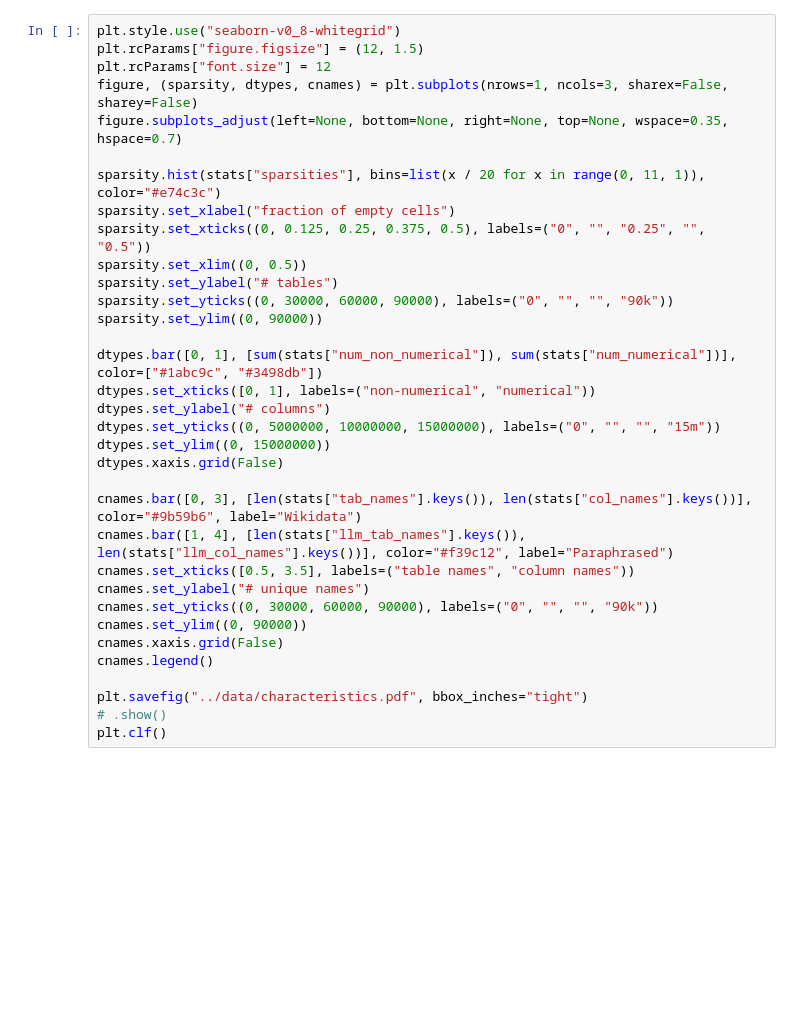
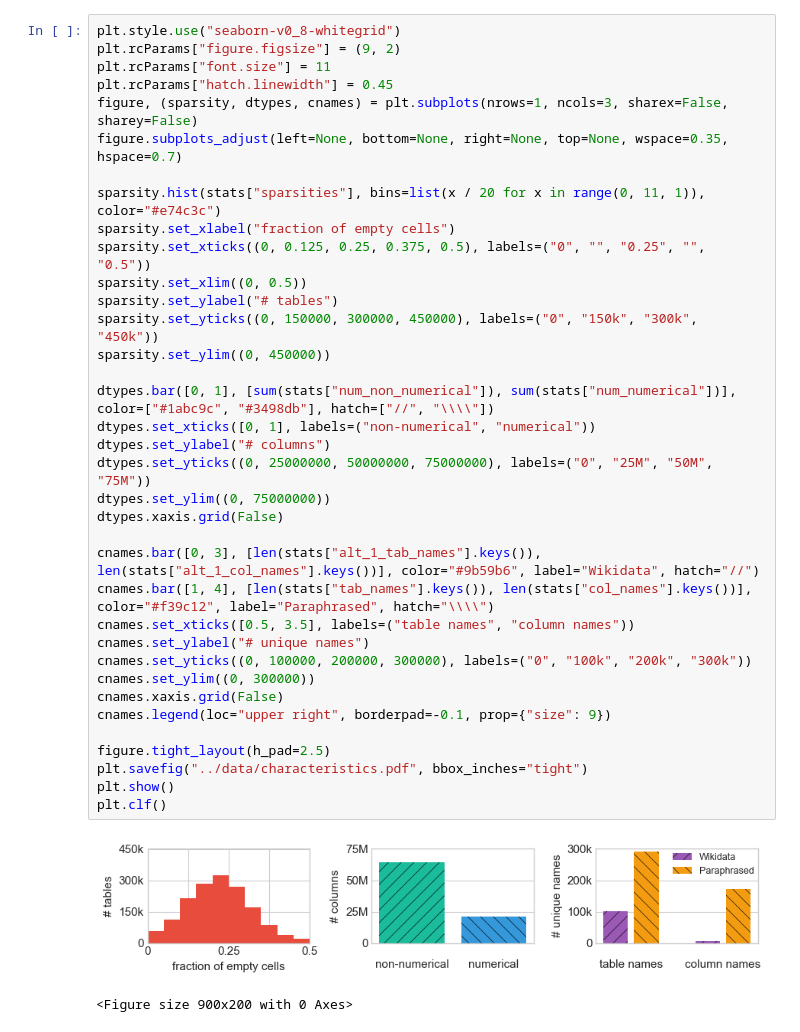
Before and after one commit to DataManagementLab/wikidbs-public, a Jupyter notebook: scripts/analyze_statistics.ipynb, the cells around one changed output. Saved outputs shown, nothing was run; the diff lists cells and outputs as text; blank space fills up the shorter version.

```diff
--- a/scripts/analyze_statistics.ipynb
+++ b/scripts/analyze_statistics.ipynb
@@ -225,34 +103,39 @@ plt.clf()
 # %%
 plt.style.use("seaborn-v0_8-whitegrid")
-plt.rcParams["figure.figsize"] = (12, 1.5)
-plt.rcParams["font.size"] = 12
+plt.rcParams["figure.figsize"] = (9, 2)
+plt.rcParams["font.size"] = 11
+plt.rcParams["hatch.linewidth"] = 0.45
 figure, (sparsity, dtypes, cnames) = plt.subplots(nrows=1, ncols=3, sharex=False, sharey=False)
 figure.subplots_adjust(left=None, bottom=None, right=None, top=None, wspace=0.35, hspace=0.7)
 
 sparsity.hist(stats["sparsities"], bins=list(x / 20 for x in range(0, 11, 1)), color="#e74c3c")
 sparsity.set_xlabel("fraction of empty cells")
 sparsity.set_xticks((0, 0.125, 0.25, 0.375, 0.5), labels=("0", "", "0.25", "", "0.5"))
 sparsity.set_xlim((0, 0.5))
 sparsity.set_ylabel("# tables")
-sparsity.set_yticks((0, 30000, 60000, 90000), labels=("0", "", "", "90k"))
-sparsity.set_ylim((0, 90000))
+sparsity.set_yticks((0, 150000, 300000, 450000), labels=("0", "150k", "300k", "450k"))
+sparsity.set_ylim((0, 450000))
 
-dtypes.bar([0, 1], [sum(stats["num_non_numerical"]), sum(stats["num_numerical"])], color=["#1abc9c", "#3498db"])
+dtypes.bar([0, 1], [sum(stats["num_non_numerical"]), sum(stats["num_numerical"])], color=["#1abc9c", "#3498db"], hatch=["//", "\\\\"])
 dtypes.set_xticks([0, 1], labels=("non-numerical", "numerical"))
 dtypes.set_ylabel("# columns")
-dtypes.set_yticks((0, 5000000, 10000000, 15000000), labels=("0", "", "", "15m"))
-dtypes.set_ylim((0, 15000000))
+dtypes.set_yticks((0, 25000000, 50000000, 75000000), labels=("0", "25M", "50M", "75M"))
+dtypes.set_ylim((0, 75000000))
 dtypes.xaxis.grid(False)
 
-cnames.bar([0, 3], [len(stats["tab_names"].keys()), len(stats["col_names"].keys())], color="#9b59b6", label="Wikidata")
-cnames.bar([1, 4], [len(stats["llm_tab_names"].keys()), len(stats["llm_col_names"].keys())], color="#f39c12", label="Paraphrased")
+cnames.bar([0, 3], [len(stats["alt_1_tab_names"].keys()), len(stats["alt_1_col_names"].keys())], color="#9b59b6", label="Wikidata", hatch="//")
+cnames.bar([1, 4], [len(stats["tab_names"].keys()), len(stats["col_names"].keys())], color="#f39c12", label="Paraphrased", hatch="\\\\")
 cnames.set_xticks([0.5, 3.5], labels=("table names", "column names"))
 cnames.set_ylabel("# unique names")
-cnames.set_yticks((0, 30000, 60000, 90000), labels=("0", "", "", "90k"))
-cnames.set_ylim((0, 90000))
+cnames.set_yticks((0, 100000, 200000, 300000), labels=("0", "100k", "200k", "300k"))
+cnames.set_ylim((0, 300000))
 cnames.xaxis.grid(False)
-cnames.legend()
+cnames.legend(loc="upper right", borderpad=-0.1, prop={"size": 9})
 
+figure.tight_layout(h_pad=2.5)
 plt.savefig("../data/characteristics.pdf", bbox_inches="tight")
-# .show()
+plt.show()
 plt.clf()
+# %% [output]
+[figure, added]
+<Figure size 900x200 with 0 Axes>
```
Also changed, not shown: parts of 10 cells of this notebook, 26 other files.
